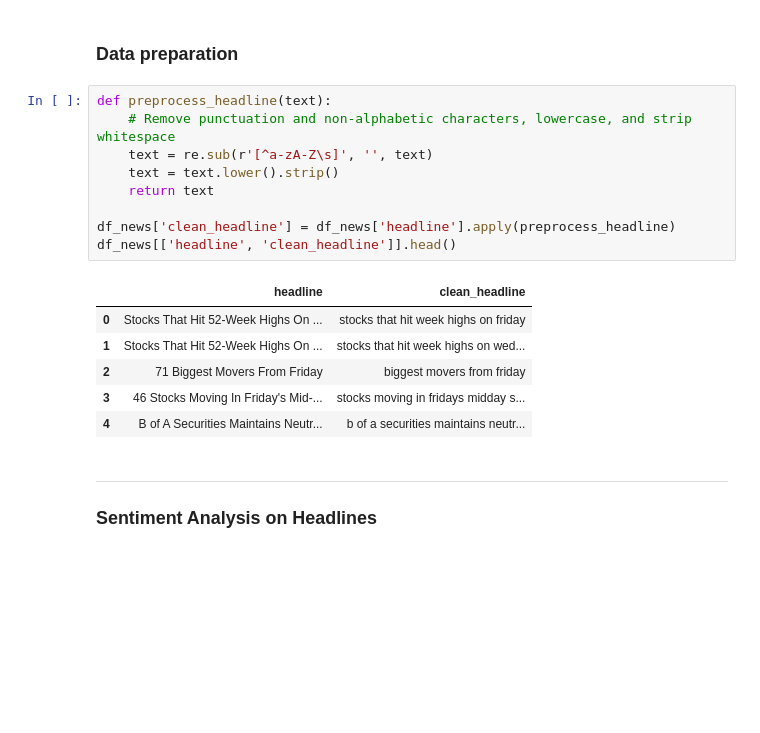
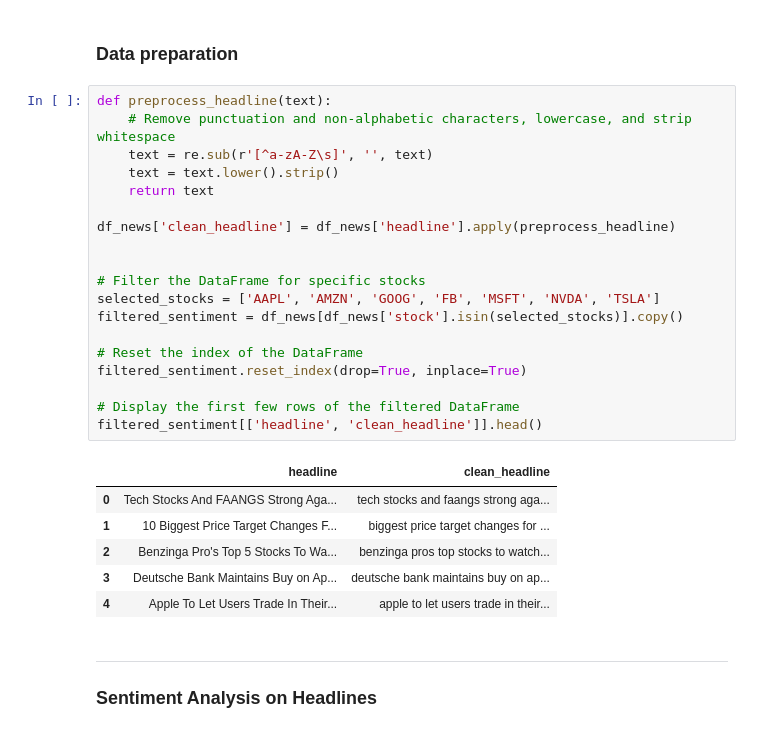
Before and after one commit to OliyadTeshome/News_Sentiment_Driven_Price_Prediction, a Jupyter notebook: notebooks/Sentiment_analysis.ipynb, the cells around one changed output. Drawn from its saved outputs; the diff is of its cells as text; blank space fills up the shorter version.

```diff
--- a/notebooks/Sentiment_analysis.ipynb
+++ b/notebooks/Sentiment_analysis.ipynb
@@ -36,19 +37,29 @@ df_news.head()
 # %%
 def preprocess_headline(text):
     # Remove punctuation and non-alphabetic characters, lowercase, and strip whitespace
     text = re.sub(r'[^a-zA-Z\s]', '', text)
     text = text.lower().strip()
     return text
 
 df_news['clean_headline'] = df_news['headline'].apply(preprocess_headline)
-df_news[['headline', 'clean_headline']].head()
+
+
+# Filter the DataFrame for specific stocks
+selected_stocks = ['AAPL', 'AMZN', 'GOOG', 'FB', 'MSFT', 'NVDA', 'TSLA']
+filtered_sentiment = df_news[df_news['stock'].isin(selected_stocks)].copy()
+
+# Reset the index of the DataFrame
+filtered_sentiment.reset_index(drop=True, inplace=True)
+
+# Display the first few rows of the filtered DataFrame
+filtered_sentiment[['headline', 'clean_headline']].head()
 # %% [output]
 |  | headline | clean_headline |
-| 0 | Stocks That Hit 52-Week Highs On ... | stocks that hit week highs on friday |
-| 1 | Stocks That Hit 52-Week Highs On ... | stocks that hit week highs on wed... |
-| 2 | 71 Biggest Movers From Friday | biggest movers from friday |
-| 3 | 46 Stocks Moving In Friday's Mid-... | stocks moving in fridays midday s... |
-| 4 | B of A Securities Maintains Neutr... | b of a securities maintains neutr... |
+| 0 | Tech Stocks And FAANGS Strong Aga... | tech stocks and faangs strong aga... |
+| 1 | 10 Biggest Price Target Changes F... | biggest price target changes for ... |
+| 2 | Benzinga Pro's Top 5 Stocks To Wa... | benzinga pros top stocks to watch... |
+| 3 | Deutsche Bank Maintains Buy on Ap... | deutsche bank maintains buy on ap... |
+| 4 | Apple To Let Users Trade In Their... | apple to let users trade in their... |
 # %% [markdown]
 ---
 
```
Also changed, not shown: parts of 10 cells of this notebook.
